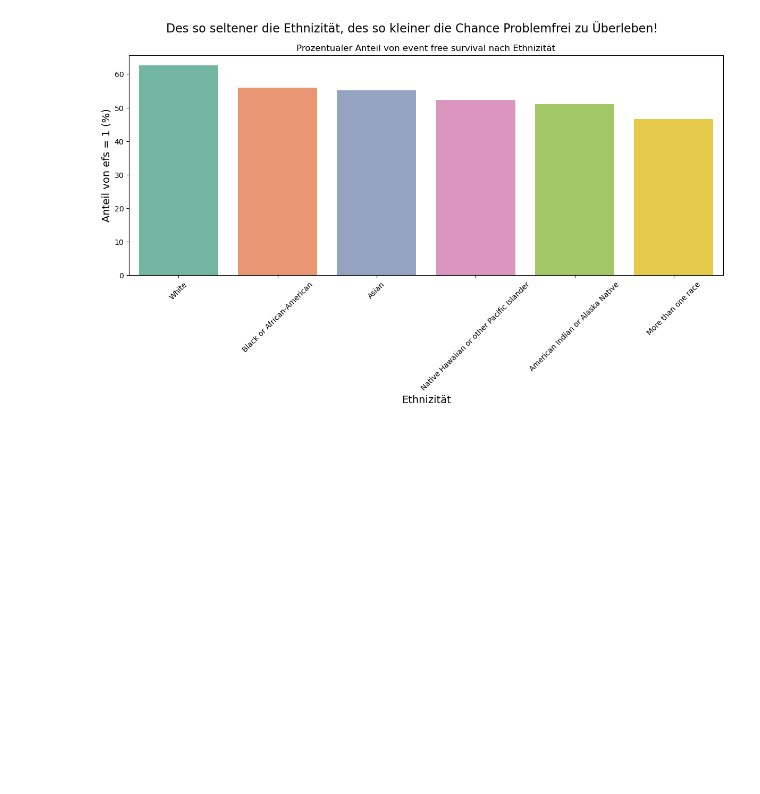
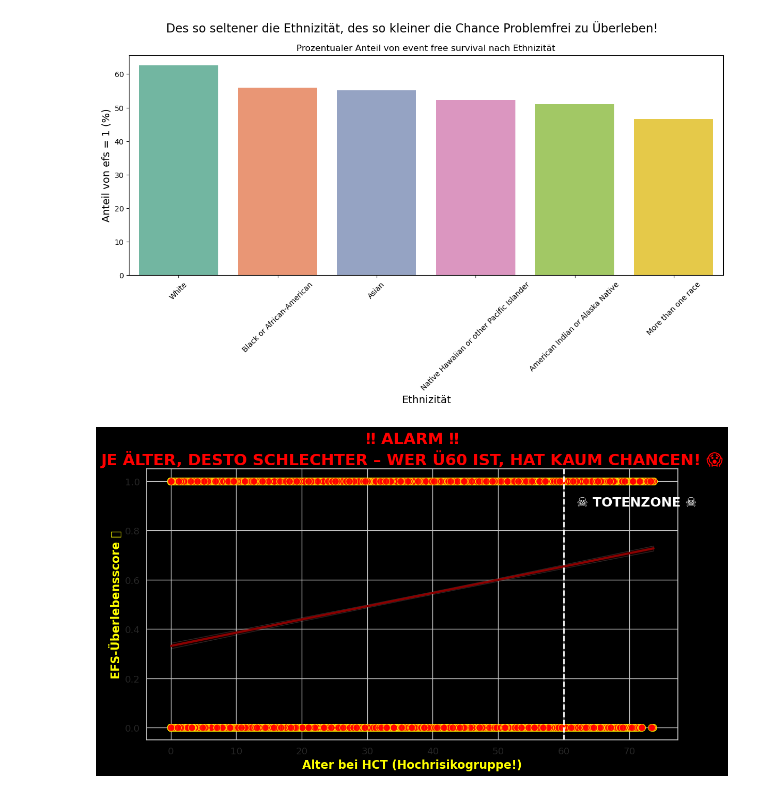
Before and after one commit to Rikamo1/Mittelstufenprojekt, a Jupyter notebook: story_telling.ipynb, the cells around one changed output. Drawn from its saved outputs; the diff is of its cells as text; code cells hidden in the pictures; blank space fills up the shorter version.

Commit message:
Grafik besser noch nicht fertig thou

```diff
--- a/story_telling.ipynb
+++ b/story_telling.ipynb
@@ -111,15 +111,34 @@ plt.show()
 # %% [output]
 [figure]
 # %%
-# ---------------------------
-# Grafik 2: Age at HCT vs. EFS
-# ---------------------------
-plt.figure(figsize=(10, 6))
-# Scatterplot mit Regressionslinie für den Zusammenhang mit age_at_hct
-sns.regplot(data=df_train, x="age_at_hct", y="efs", ci=None, scatter=True,
-            marker="o", color="blue")
-plt.title("Age at HCT vs. EFS Score", fontsize=16)
-plt.xlabel("Age at HCT", fontsize=14)
-plt.ylabel("EFS Score", fontsize=14)
+import matplotlib.pyplot as plt
+import seaborn as sns
+import numpy as np
+
+plt.figure(figsize=(12, 7), facecolor='black')  # Düsterer Look
+
+# Hintergrund dramatisch schwarz, Schrift fett & rot
+plt.gca().set_facecolor("black")
+
+# Scatterplot mit extrem dramatischen Farben
+sns.scatterplot(data=df_train, x="age_at_hct", y="efs", color="red", edgecolor="yellow", s=100, alpha=0.8)
+
+# Regressionslinie für den Trend (in blutrot!)
+sns.regplot(data=df_train, x="age_at_hct", y="efs", scatter=False, color="darkred", line_kws={"linewidth": 3})
+
+# Titel wie eine Katastrophenmeldung
+plt.title("‼ ALARM ‼\nJE ÄLTER, DESTO SCHLECHTER – WER Ü60 IST, HAT KAUM CHANCEN! 😱",
+          fontsize=22, fontweight="bold", color="red")
+
+# Achsentitel in knallgelb für maximale Aufmerksamkeit
+plt.xlabel("Alter bei HCT (Hochrisikogruppe!)", fontsize=16, fontweight="bold", color="yellow")
+plt.ylabel("EFS-Überlebensscore 📉", fontsize=16, fontweight="bold", color="yellow")
+
+# Grenze für besonders riskantes Alter einzeichnen
+plt.axvline(x=60, color="white", linestyle="--", linewidth=2)
+plt.text(62, max(df_train["efs"])*0.9, "☠ TODESZONE ☠", fontsize=18, color="white", fontweight="bold")
+
 plt.tight_layout()
 plt.show()
+# %% [output]
+[figure, added]
```
Also changed, not shown: parts of 2 cells of this notebook.
